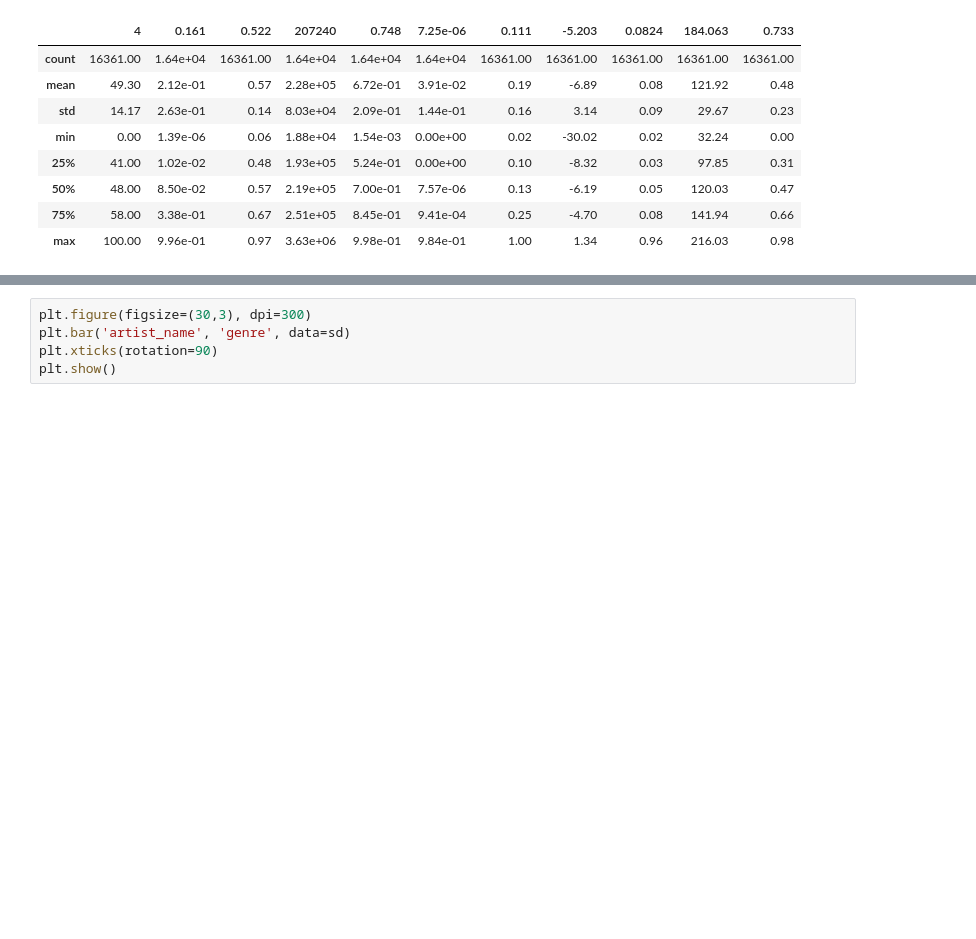
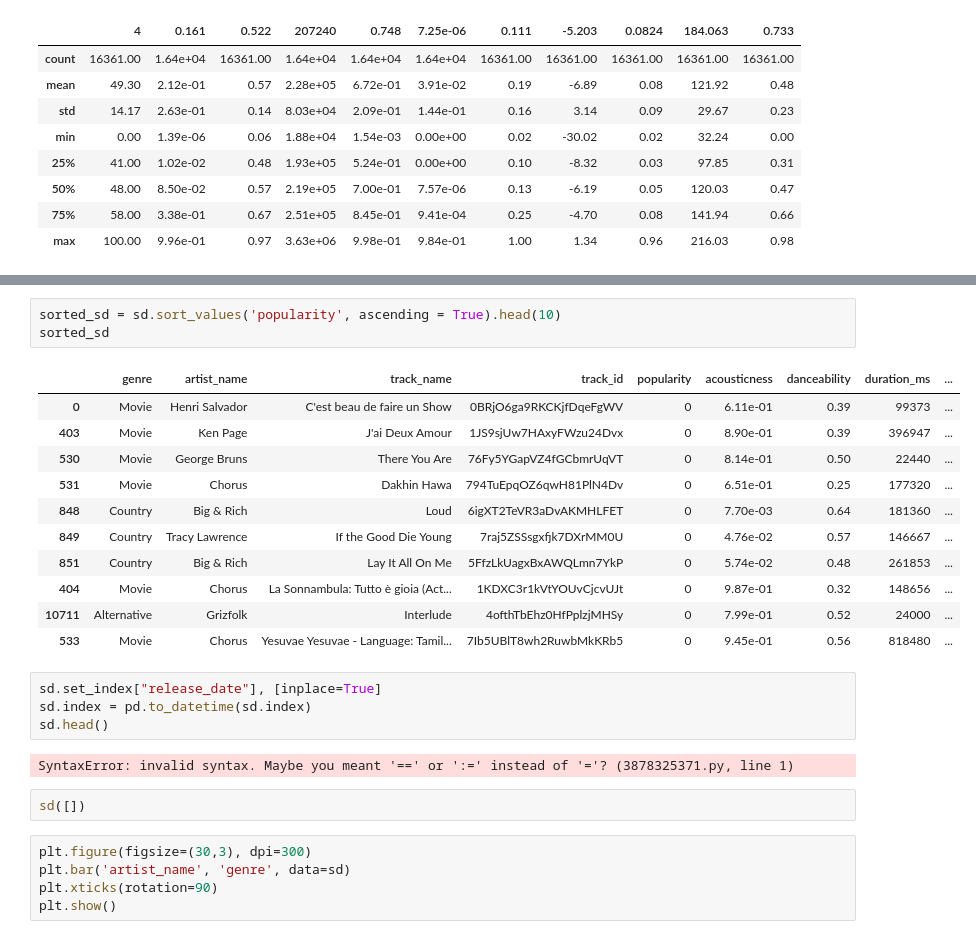
Before and after one commit to Poydd/spotifydataanalysis, a Jupyter notebook: pandas_basics.ipynb, the cells around one changed output, grey strips where cells are left out. Cells and saved outputs as stored; diff of their text form; blank space fills up the shorter version.

```diff
--- a/pandas_basics.ipynb
+++ b/pandas_basics.ipynb
@@ -99,3 +220,26 @@ sd.describe()
+# %%
+sorted_sd = sd.sort_values('popularity', ascending = True).head(10)
+sorted_sd
+# %% [output]
+|  | genre | artist_name | track_name | track_id | popularity | acousticness | danceability | duration_ms | ... |
+| 0 | Movie | Henri Salvador | C'est beau de faire un Show | 0BRjO6ga9RKCKjfDqeFgWV | 0 | 6.11e-01 | 0.39 | 99373 | ... |
+| 403 | Movie | Ken Page | J'ai Deux Amour | 1JS9sjUw7HAxyFWzu24Dvx | 0 | 8.90e-01 | 0.39 | 396947 | ... |
+| 530 | Movie | George Bruns | There You Are | 76Fy5YGapVZ4fGCbmrUqVT | 0 | 8.14e-01 | 0.50 | 22440 | ... |
+| 531 | Movie | Chorus | Dakhin Hawa | 794TuEpqOZ6qwH81PlN4Dv | 0 | 6.51e-01 | 0.25 | 177320 | ... |
+| 848 | Country | Big & Rich | Loud | 6igXT2TeVR3aDvAKMHLFET | 0 | 7.70e-03 | 0.64 | 181360 | ... |
+| 849 | Country | Tracy Lawrence | If the Good Die Young | 7raj5ZSSsgxfjk7DXrMM0U | 0 | 4.76e-02 | 0.57 | 146667 | ... |
+| 851 | Country | Big & Rich | Lay It All On Me | 5FfzLkUagxBxAWQLmn7YkP | 0 | 5.74e-02 | 0.48 | 261853 | ... |
+| 404 | Movie | Chorus | La Sonnambula: Tutto è gioia (Act... | 1KDXC3r1kVtYOUvCjcvUJt | 0 | 9.87e-01 | 0.32 | 148656 | ... |
+| 10711 | Alternative | Grizfolk | Interlude | 4ofthTbEhz0HfPplzjMHSy | 0 | 7.99e-01 | 0.52 | 24000 | ... |
+| 533 | Movie | Chorus | Yesuvae Yesuvae - Language: Tamil... | 7Ib5UBlT8wh2RuwbMkKRb5 | 0 | 9.45e-01 | 0.56 | 818480 | ... |
+# %%
+sd.set_index["release_date"], [inplace=True]
+sd.index = pd.to_datetime(sd.index)
+sd.head()
+# %% [output]
+SyntaxError: invalid syntax. Maybe you meant '==' or ':=' instead of '='? (3878325371.py, line 1)
+# %%
+sd([])
 # %%
 plt.figure(figsize=(30,3), dpi=300)
 plt.bar('artist_name', 'genre', data=sd)
```
Also changed, not shown: parts of 6 cells of this notebook, 1 other file.
